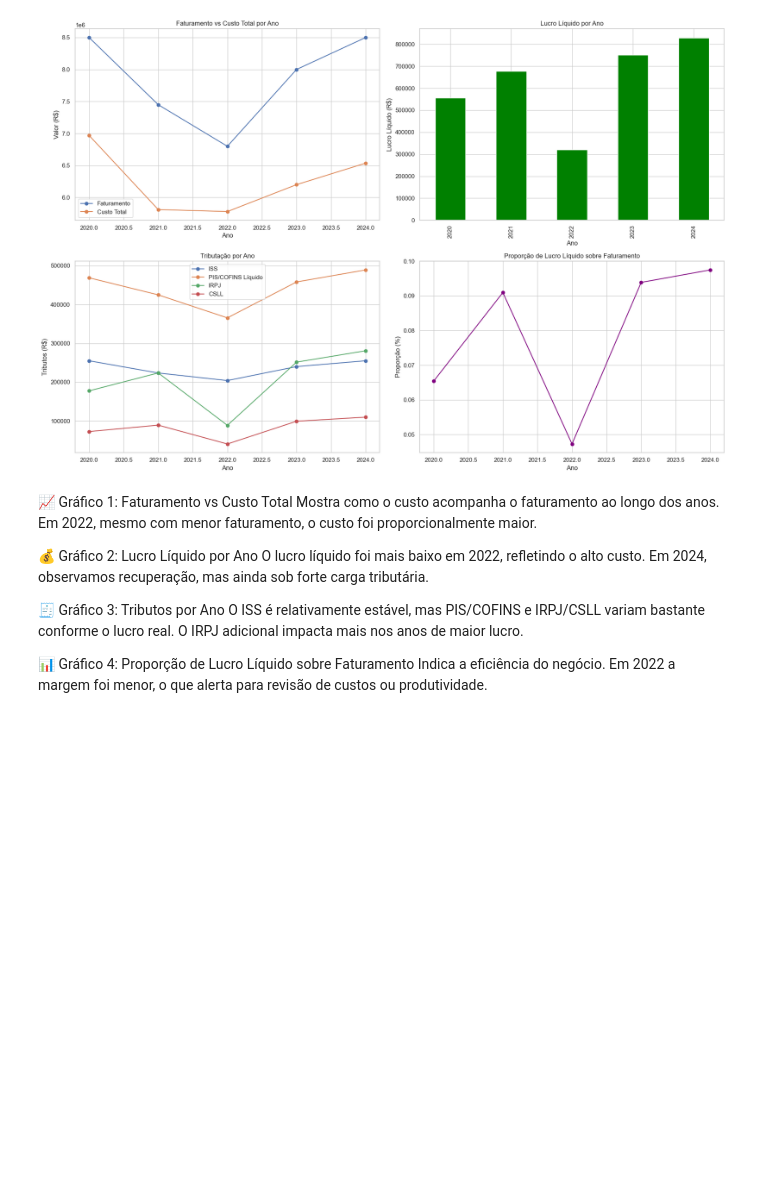
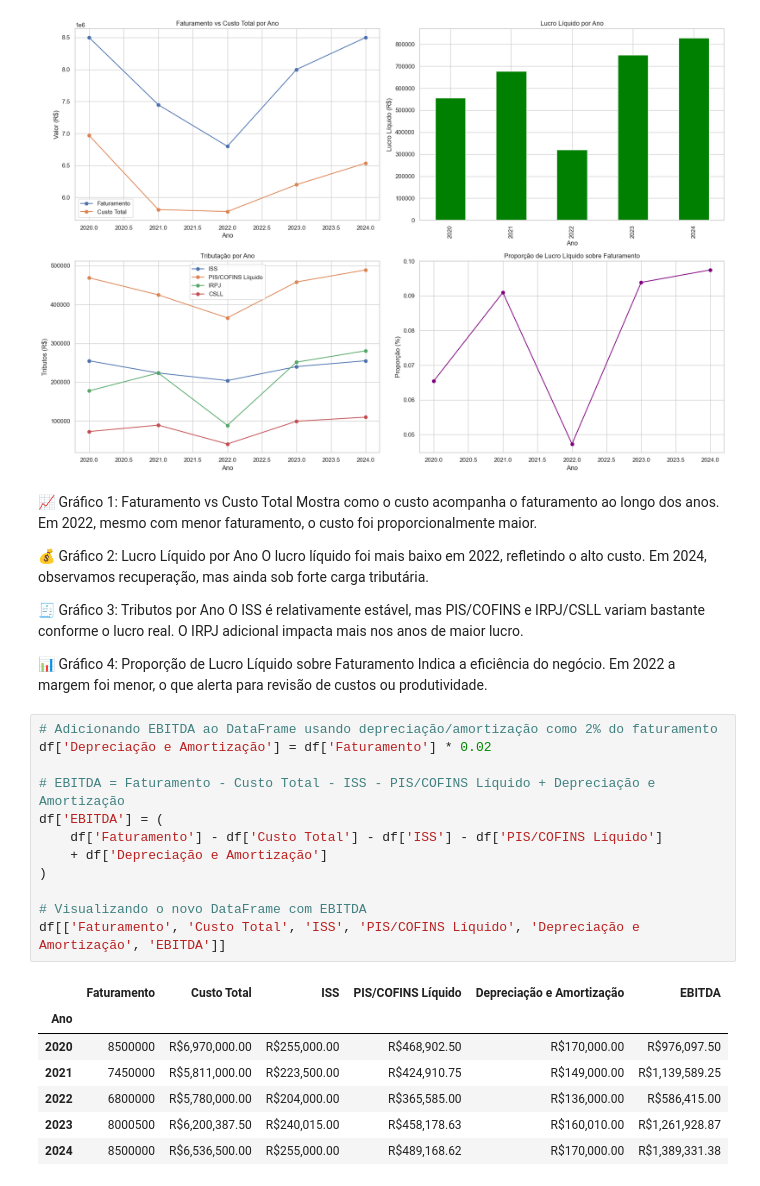
Before and after one commit to jonathanductievicz/ConstrutoraLTDA, a Jupyter notebook: Notebooks/Analysis.ipynb, the cells around one changed output. Cells and saved outputs as stored; diff of their text form; blank space fills up the shorter version.

```diff
--- a/Notebooks/Analysis.ipynb
+++ b/Notebooks/Analysis.ipynb
@@ -152,3 +152,23 @@ O ISS é relativamente estável, mas PIS/COFINS e IRPJ/CSLL variam bastante conf
 
 📊 Gráfico 4: Proporção de Lucro Líquido sobre Faturamento
 Indica a eficiência do negócio. Em 2022 a margem foi menor, o que alerta para revisão de custos ou produtividade.
+# %%
+# Adicionando EBITDA ao DataFrame usando depreciação/amortização como 2% do faturamento
+df['Depreciação e Amortização'] = df['Faturamento'] * 0.02
+
+# EBITDA = Faturamento - Custo Total - ISS - PIS/COFINS Líquido + Depreciação e Amortização
+df['EBITDA'] = (
+    df['Faturamento'] - df['Custo Total'] - df['ISS'] - df['PIS/COFINS Líquido']
+    + df['Depreciação e Amortização']
+)
+
+# Visualizando o novo DataFrame com EBITDA
+df[['Faturamento', 'Custo Total', 'ISS', 'PIS/COFINS Líquido', 'Depreciação e Amortização', 'EBITDA']]
+# %% [output]
+|  | Faturamento | Custo Total | ISS | PIS/COFINS Líquido | Depreciação e Amortização | EBITDA |
+| Ano |  |  |  |  |  |  |
+| 2020 | 8500000 | R$6,970,000.00 | R$255,000.00 | R$468,902.50 | R$170,000.00 | R$976,097.50 |
+| 2021 | 7450000 | R$5,811,000.00 | R$223,500.00 | R$424,910.75 | R$149,000.00 | R$1,139,589.25 |
+| 2022 | 6800000 | R$5,780,000.00 | R$204,000.00 | R$365,585.00 | R$136,000.00 | R$586,415.00 |
+| 2023 | 8000500 | R$6,200,387.50 | R$240,015.00 | R$458,178.63 | R$160,010.00 | R$1,261,928.87 |
+| 2024 | 8500000 | R$6,536,500.00 | R$255,000.00 | R$489,168.62 | R$170,000.00 | R$1,389,331.38 |
```
